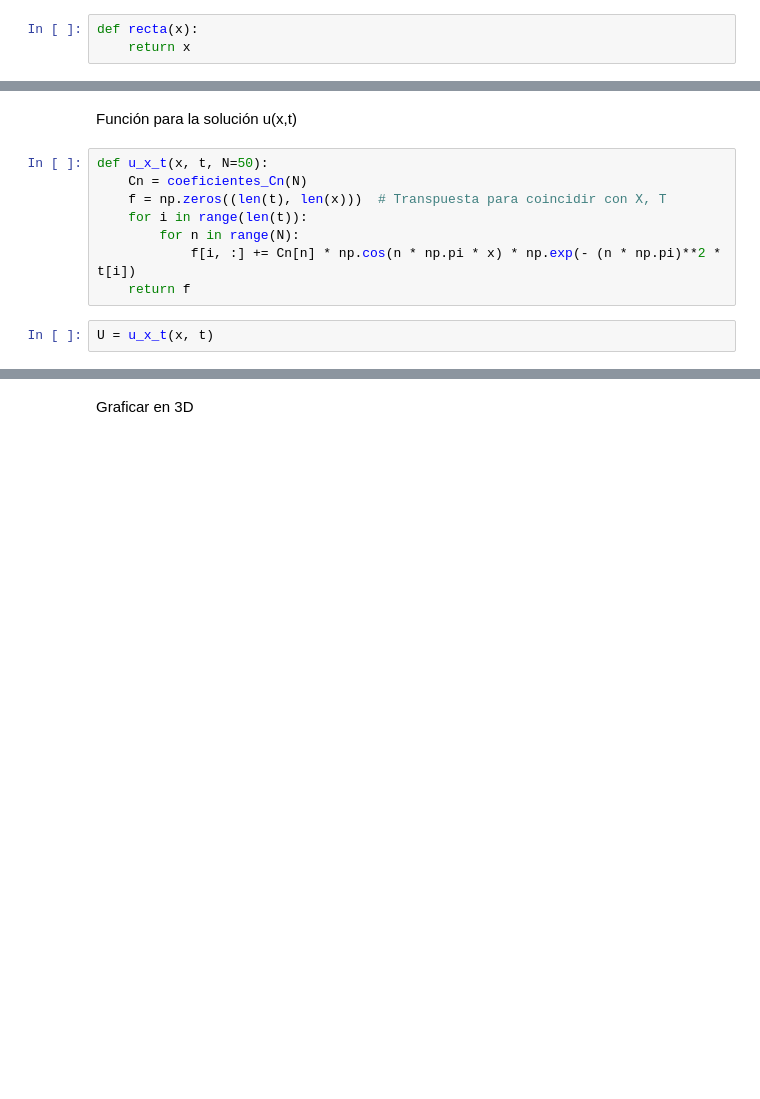
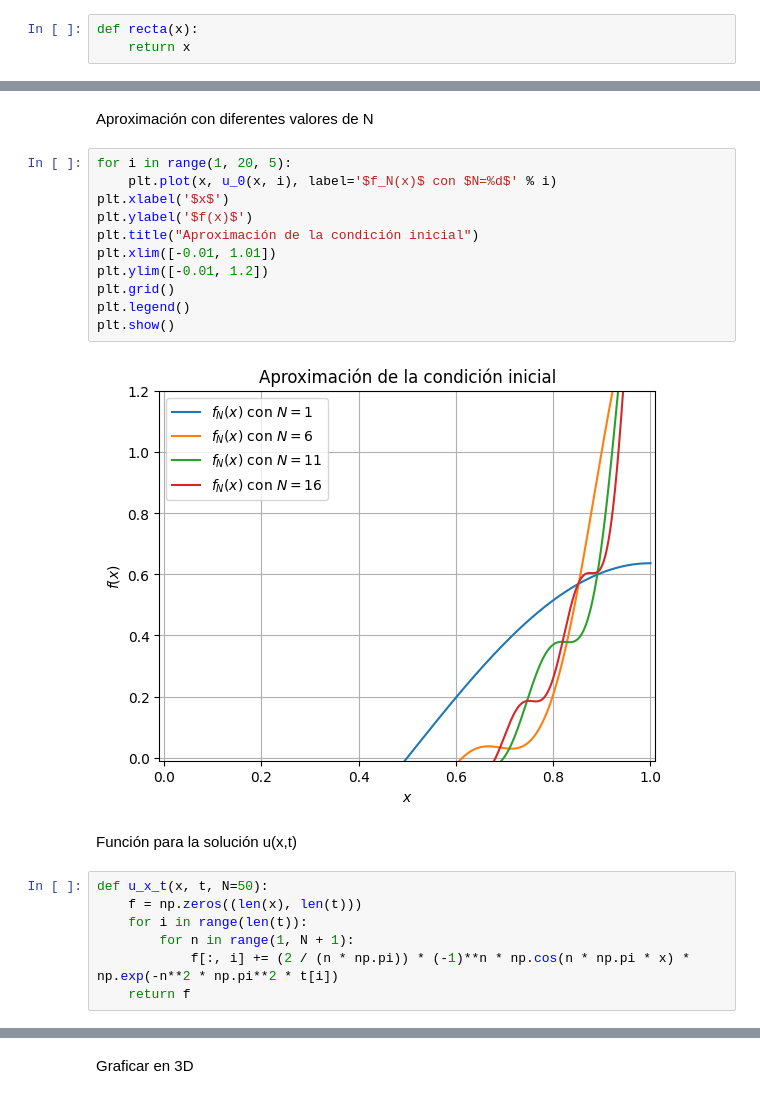
Before and after one commit to Annette-1/Ecuaciones_Diferenciales_Parciales, a Jupyter notebook: Metodo de separacion de Variables.ipynb, the cells around one changed output, grey strips where cells are left out. Drawn from its saved outputs; the diff is of its cells as text; blank space fills up the shorter version.

```diff
--- a/Metodo de separacion de Variables.ipynb
+++ b/Metodo de separacion de Variables.ipynb
@@ -78,12 +91,24 @@ def coeficientes_Cn(N):
+# %% [markdown]
+Aproximación con diferentes valores de N
+# %%
+for i in range(1, 20, 5):
+    plt.plot(x, u_0(x, i), label='$f_N(x)$ con $N=%d$' % i)
+plt.xlabel('$x$')
+plt.ylabel('$f(x)$')
+plt.title("Aproximación de la condición inicial")
+plt.xlim([-0.01, 1.01])
+plt.ylim([-0.01, 1.2])
+plt.grid()
+plt.legend()
+plt.show()
+# %% [output]
+[figure, added]
 # %% [markdown]
 Función para la solución u(x,t)
 # %%
 def u_x_t(x, t, N=50):
-    Cn = coeficientes_Cn(N)
-    f = np.zeros((len(t), len(x)))  # Transpuesta para coincidir con X, T
+    f = np.zeros((len(x), len(t)))
     for i in range(len(t)):
-        for n in range(N):
-            f[i, :] += Cn[n] * np.cos(n * np.pi * x) * np.exp(- (n * np.pi)**2 * t[i])
+        for n in range(1, N + 1):
+            f[:, i] += (2 / (n * np.pi)) * (-1)**n * np.cos(n * np.pi * x) * np.exp(-n**2 * np.pi**2 * t[i])
     return f
-# %%
-U = u_x_t(x, t)
```
Also changed, not shown: parts of 12 cells of this notebook.
